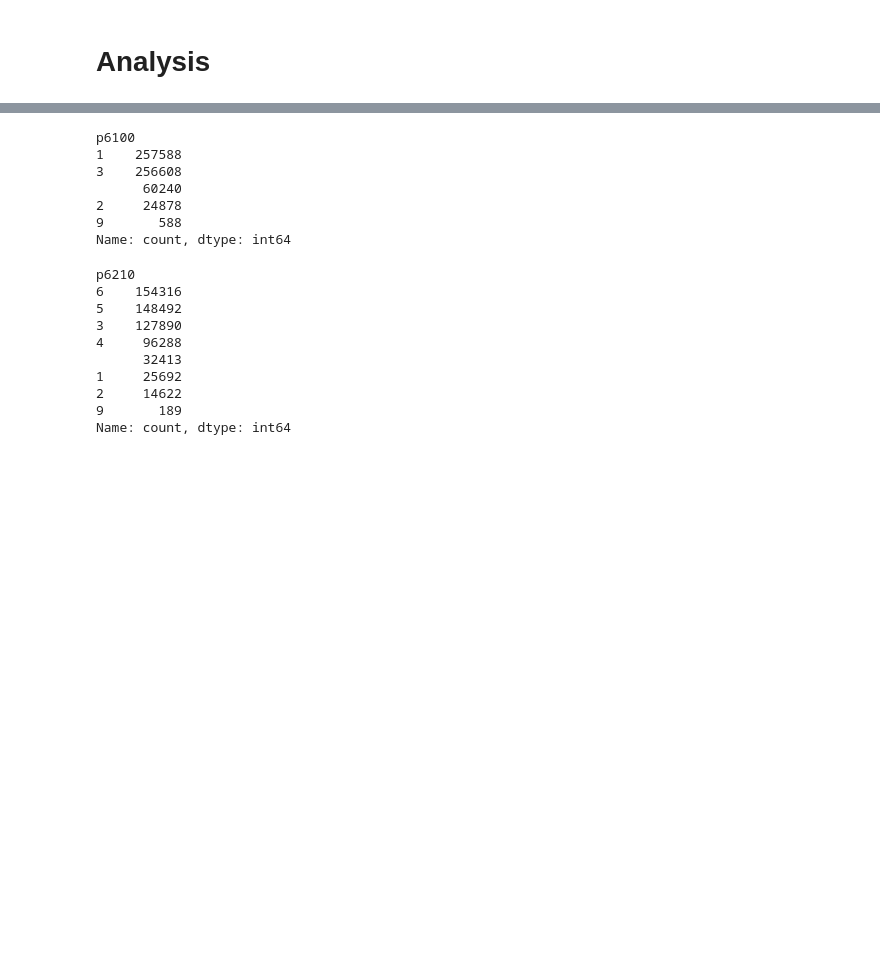
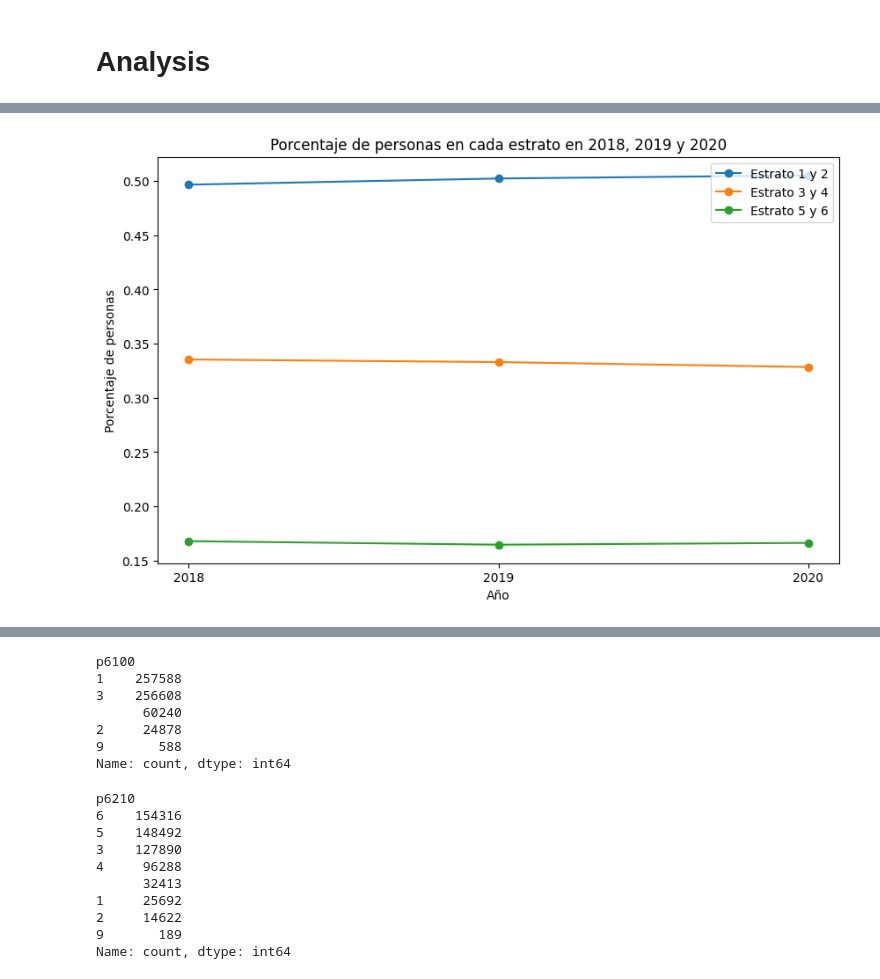
Before and after one commit to dalejandroabel/NASA-Space-Apps, a Jupyter notebook: notebooks/national.ipynb, the cells around one changed output, grey strips where cells are left out. Cells and saved outputs as stored; diff of their text form; code cells hidden in the pictures; blank space fills up the shorter version.

```diff
--- a/notebooks/national.ipynb
+++ b/notebooks/national.ipynb
@@ -118,0 +330,25 @@ def filter_data(df, output, **kwargs):
+# %%
+# Graph showing the percentage of people in each stratum in 2018, 2019 and 2020
+
+fig, ax = plt.subplots(figsize=(10, 6))
+
+# Data
+years = ['2018', '2019', '2020']
+cbaj = [cbaj18, cbaj19, cbaj20]
+cmed = [cmed18, cmed19, cmed20]
+calt = [calt18, calt19, calt20]
+
+# Plot
+ax.plot(years, cbaj, label='Estrato 1 y 2', marker='o')
+ax.plot(years, cmed, label='Estrato 3 y 4', marker='o')
+ax.plot(years, calt, label='Estrato 5 y 6', marker='o')
+
+# Labels
+ax.set_xlabel('Año')
+ax.set_ylabel('Porcentaje de personas')
+ax.set_title('Porcentaje de personas en cada estrato en 2018, 2019 y 2020')
+ax.legend()
+
+plt.show()
+# %% [output]
+[figure, added]
```
Also changed, not shown: parts of 27 cells of this notebook, 5 other files.
